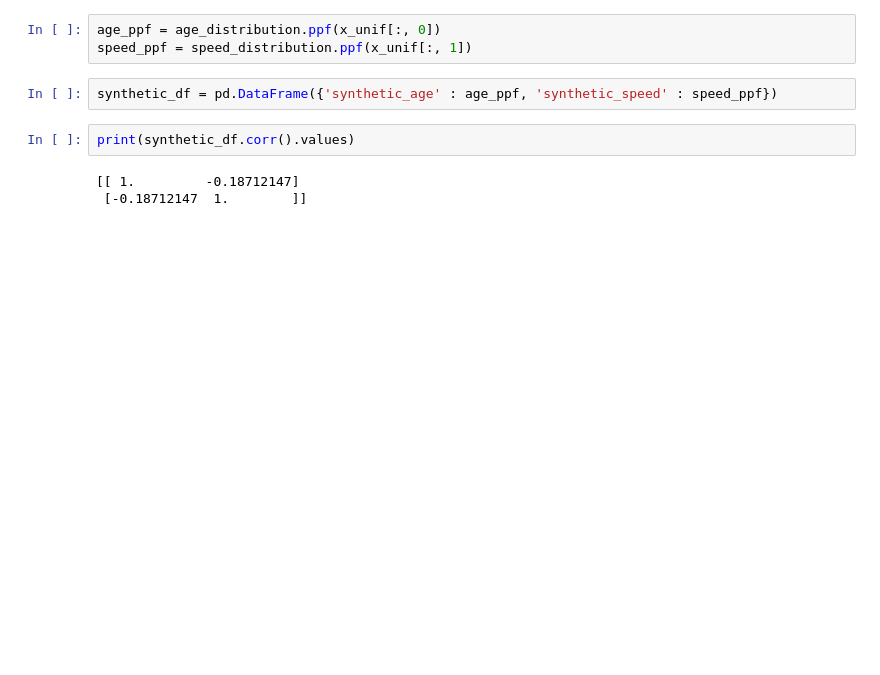
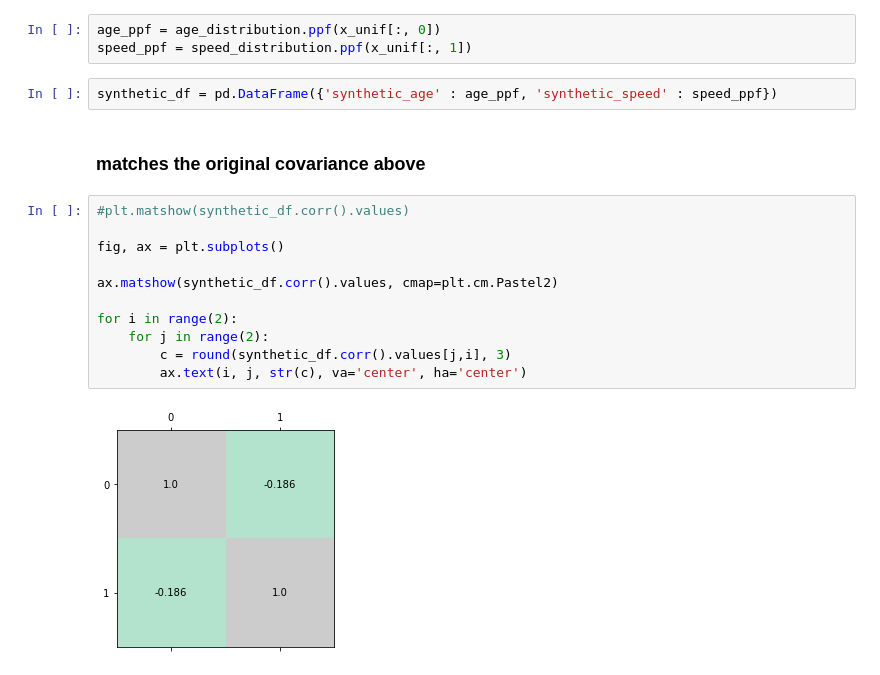
Before and after one commit to sanjosh/machine_learning, a Jupyter notebook: copulas/synthetic data generation.ipynb, the cells around one changed output. Cells and saved outputs as stored; diff of their text form; blank space fills up the shorter version.

```diff
--- a/copulas/synthetic data generation.ipynb
+++ b/copulas/synthetic data generation.ipynb
@@ -110,11 +115,21 @@ age_ppf = age_distribution.ppf(x_unif[:, 0])
 speed_ppf = speed_distribution.ppf(x_unif[:, 1])
 # %%
 synthetic_df = pd.DataFrame({'synthetic_age' : age_ppf, 'synthetic_speed' : speed_ppf})
-# %%
-print(synthetic_df.corr().values)
-# %% [output]
-[[ 1.         -0.18712147]
- [-0.18712147  1.        ]]
+# %% [markdown]
+### matches the original covariance above
+# %%
+#plt.matshow(synthetic_df.corr().values)
+
+fig, ax = plt.subplots()
+
+ax.matshow(synthetic_df.corr().values, cmap=plt.cm.Pastel2)
+
+for i in range(2):
+    for j in range(2):
+        c = round(synthetic_df.corr().values[j,i], 3)
+        ax.text(i, j, str(c), va='center', ha='center')
+# %% [output]
+[figure, added]
 # %%
 print(synthetic_df.head())
 # %% [output]
```
Also changed, not shown: parts of 12 cells of this notebook.
